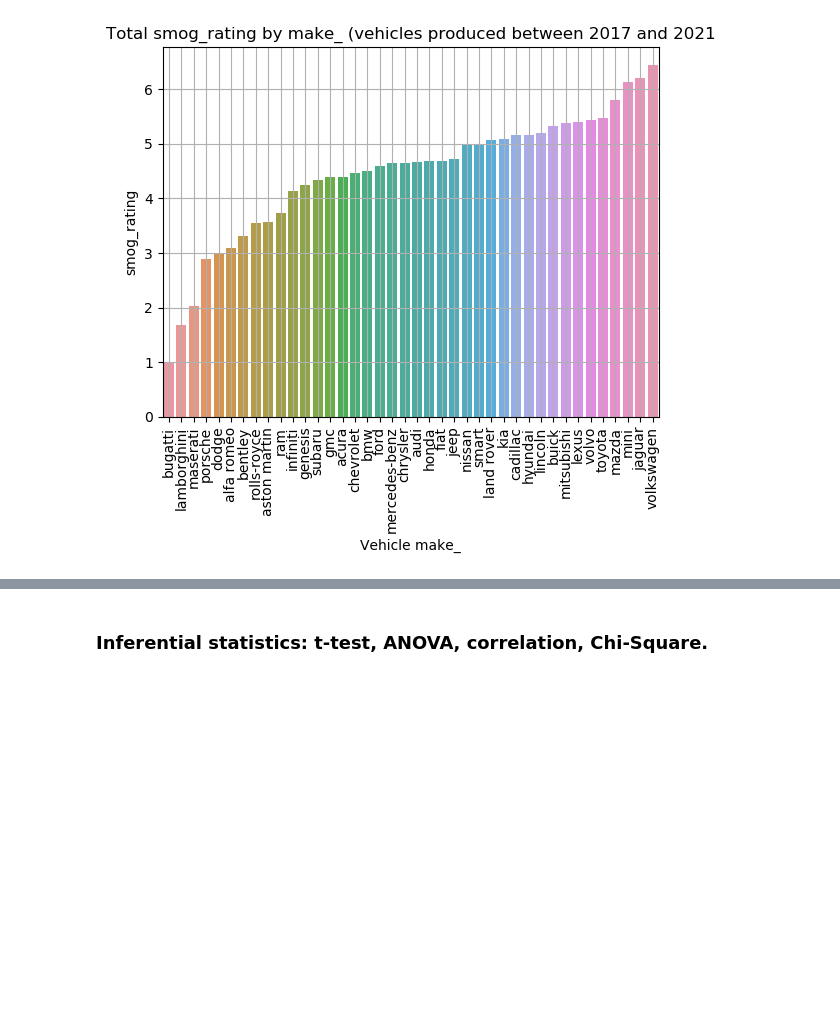
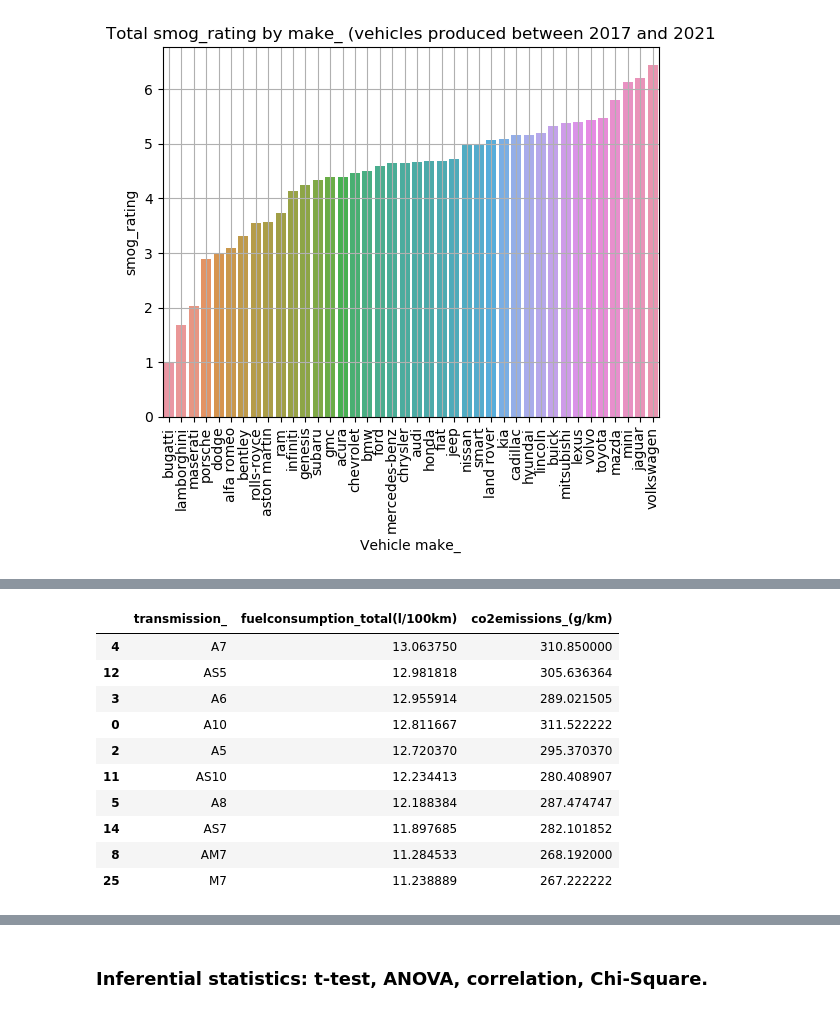
Before and after one commit to lfunderburk/machine-learning-capstone, a Jupyter notebook: notebooks/Research-paper-study.ipynb, the cells around one changed output, grey strips where cells are left out. Saved outputs shown, nothing was run; the diff lists cells and outputs as text; code cells hidden in the pictures; blank space fills up the shorter version.

```diff
--- a/notebooks/Research-paper-study.ipynb
+++ b/notebooks/Research-paper-study.ipynb
@@ -157,0 +209,17 @@ generate_total_bar_chart_by_trait(subset_copy, "make_", 'smog_rating')
+# %%
+feature = ['fuelconsumption_total(l/100km)','co2emissions_(g/km)']
+trait = 'transmission_'
+sorted_fuel_trans = subset_copy.groupby(trait).mean()[feature].reset_index().sort_values(by=feature, ascending=False)
+sorted_fuel_trans.head(10)
+# %% [output]
+|  | transmission_ | fuelconsumption_total(l/100km) | co2emissions_(g/km) |
+| 4 | A7 | 13.063750 | 310.850000 |
+| 12 | AS5 | 12.981818 | 305.636364 |
+| 3 | A6 | 12.955914 | 289.021505 |
+| 0 | A10 | 12.811667 | 311.522222 |
+| 2 | A5 | 12.720370 | 295.370370 |
+| 11 | AS10 | 12.234413 | 280.408907 |
+| 5 | A8 | 12.188384 | 287.474747 |
+| 14 | AS7 | 11.897685 | 282.101852 |
+| 8 | AM7 | 11.284533 | 268.192000 |
+| 25 | M7 | 11.238889 | 267.222222 |
```
Also changed, not shown: parts of 6 cells of this notebook.
